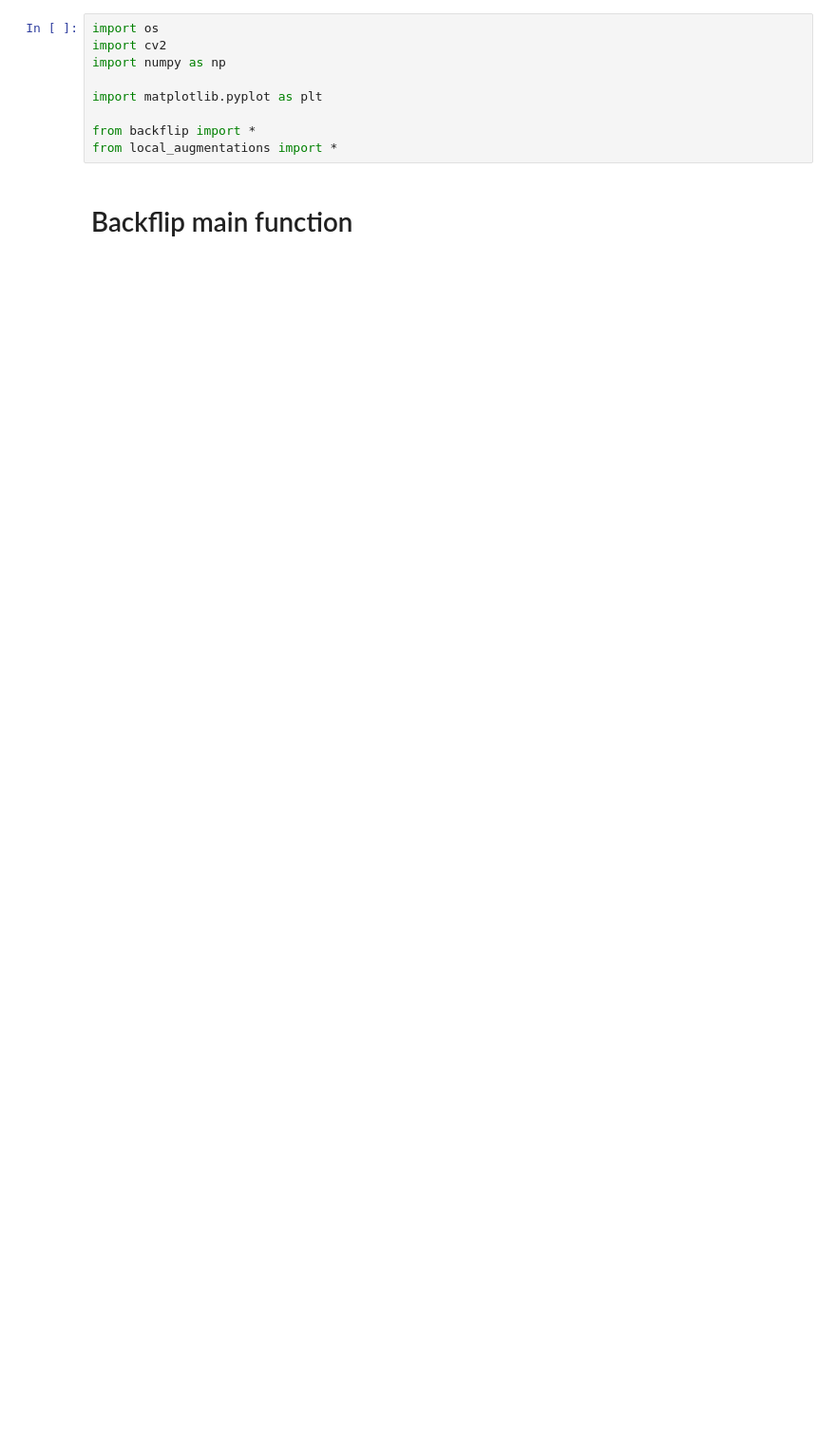
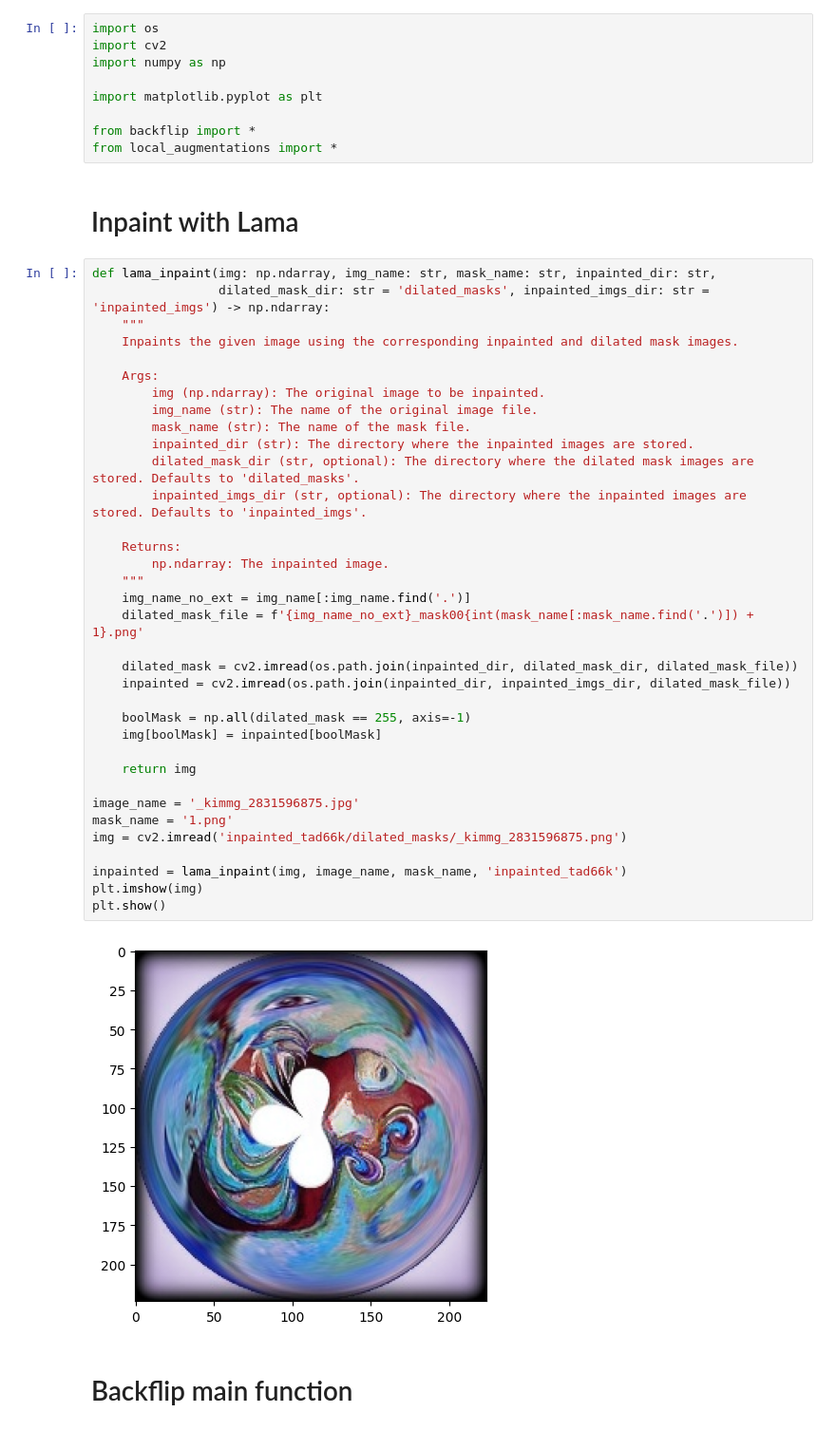
Before and after one commit to GMuradas99/BackFlip, a Jupyter notebook: backfliping.ipynb, the cells around one changed output. Shown at 95% size. Cells and saved outputs as stored; diff of their text form; blank space fills up the shorter version.

```diff
--- a/backfliping.ipynb
+++ b/backfliping.ipynb
@@ -7,6 +7,45 @@ import matplotlib.pyplot as plt
 
 from backflip import *
 from local_augmentations import *
+# %% [markdown]
+# Inpaint with Lama
+# %%
+def lama_inpaint(img: np.ndarray, img_name: str, mask_name: str, inpainted_dir: str,
+                 dilated_mask_dir: str = 'dilated_masks', inpainted_imgs_dir: str = 'inpainted_imgs') -> np.ndarray:
+    """
+    Inpaints the given image using the corresponding inpainted and dilated mask images.
+
+    Args:
+        img (np.ndarray): The original image to be inpainted.
+        img_name (str): The name of the original image file.
+        mask_name (str): The name of the mask file.
+        inpainted_dir (str): The directory where the inpainted images are stored.
+        dilated_mask_dir (str, optional): The directory where the dilated mask images are stored. Defaults to 'dilated_masks'.
+        inpainted_imgs_dir (str, optional): The directory where the inpainted images are stored. Defaults to 'inpainted_imgs'.
+
+    Returns:
+        np.ndarray: The inpainted image.
+    """
+    img_name_no_ext = img_name[:img_name.find('.')]
+    dilated_mask_file = f'{img_name_no_ext}_mask00{int(mask_name[:mask_name.find('.')]) + 1}.png'
+
+    dilated_mask = cv2.imread(os.path.join(inpainted_dir, dilated_mask_dir, dilated_mask_file))
+    inpainted = cv2.imread(os.path.join(inpainted_dir, inpainted_imgs_dir, dilated_mask_file))
+
+    boolMask = np.all(dilated_mask == 255, axis=-1)
+    img[boolMask] = inpainted[boolMask]
+
+    return img
+
+image_name = '_kimmg_2831596875.jpg'
+mask_name = '1.png'
+img = cv2.imread('inpainted_tad66k/dilated_masks/_kimmg_2831596875.png')
+
+inpainted = lama_inpaint(img, image_name, mask_name, 'inpainted_tad66k')
+plt.imshow(img)
+plt.show()
+# %% [output]
+[figure, added]
 # %% [markdown]
 # Backflip main function
 # %%
```
Also changed, not shown: parts of 1 cell of this notebook, 3 other files.
